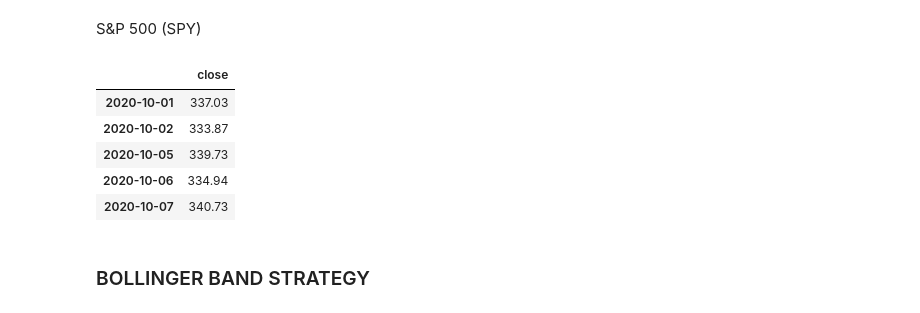
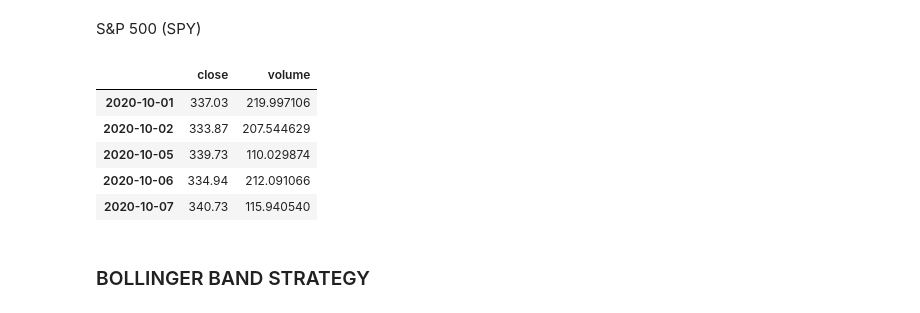
Before and after one commit to elliotlozano/bollinger_band_trading_algo, a Jupyter notebook: stock_data.ipynb, the cells around one changed output. Drawn from its saved outputs; the diff is of its cells as text; code cells hidden in the pictures.

```diff
--- a/stock_data.ipynb
+++ b/stock_data.ipynb
@@ -127,19 +134,22 @@ S&P 500 (SPY)
 # %%
 # Create DataFrame for SPY stock index
 spy_prices = stock_prices["SPY"]
 
-# Keep only the close prices
-spy_df = spy_prices.drop(columns = ["open", "high", "low", "volume"])
+# Keep only the close prices and volume
+spy_df = spy_prices.drop(columns = ["open", "high", "low"])
+
+# Normalize all metrics by dividing volume by 350,000
+spy_df["volume"] = spy_df["volume"] / 350000
 
 # Display first 5 rows
 spy_df.head()
 # %% [output]
-|  | close |
-| 2020-10-01 | 337.03 |
-| 2020-10-02 | 333.87 |
-| 2020-10-05 | 339.73 |
-| 2020-10-06 | 334.94 |
-| 2020-10-07 | 340.73 |
+|  | close | volume |
+| 2020-10-01 | 337.03 | 219.997106 |
+| 2020-10-02 | 333.87 | 207.544629 |
+| 2020-10-05 | 339.73 | 110.029874 |
+| 2020-10-06 | 334.94 | 212.091066 |
+| 2020-10-07 | 340.73 | 115.940540 |
 # %% [markdown]
 ### BOLLINGER BAND STRATEGY
 # %%
```
Also changed, not shown: parts of 10 cells of this notebook.
